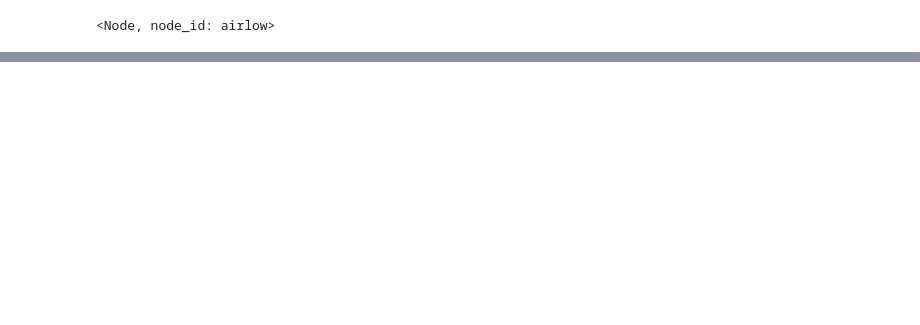
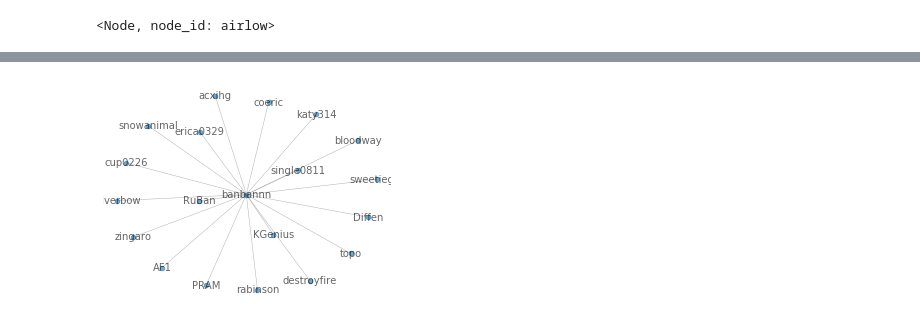
Before and after one commit to liao961120/ptt-network, a Jupyter notebook: pttnet_usage.ipynb, the cells around one changed output, grey strips where cells are left out. Saved outputs shown, nothing was run; the diff lists cells and outputs as text; code cells hidden in the pictures; blank space fills up the shorter version.

```diff
--- a/pttnet_usage.ipynb
+++ b/pttnet_usage.ipynb
@@ -95,0 +316,14 @@ nodes.get("Nekone").getCorpusStats()
+# %%
+plt.rcParams['figure.figsize'] = [9, 5]
+
+options = {
+    'node_size': 20,
+    'edge_color': 'grey', #[attr['weight'] for n1,n2,attr in G_hetero.edges(data=True)], #'grey',
+    'font_size': 10,
+    'width': 0.5,
+    'alpha': 0.6,
+    'with_labels': True,
+    'labels': {n:n.id for n in MG.nodes},
+}
+
+nx.draw_spring(MG,  **options)
@@ -95,0 +435,16 @@ nodes.get("Nekone").getCorpusStats()
+# %%
+plt.rcParams['figure.figsize'] = [4, 3]
+
+options = {
+    'node_size': 20,
+    'edge_color': 'grey',
+    'font_size': 10,
+    'width': 0.5,
+    'alpha': 0.6,
+    'with_labels': True,
+    'labels': {n:n.id for n in G_hetero.nodes},
+}
+
+nx.draw_spring(G_hetero,  **options)
+# %% [output]
+[figure, added]
```
Also changed, not shown: parts of 39 cells of this notebook.
